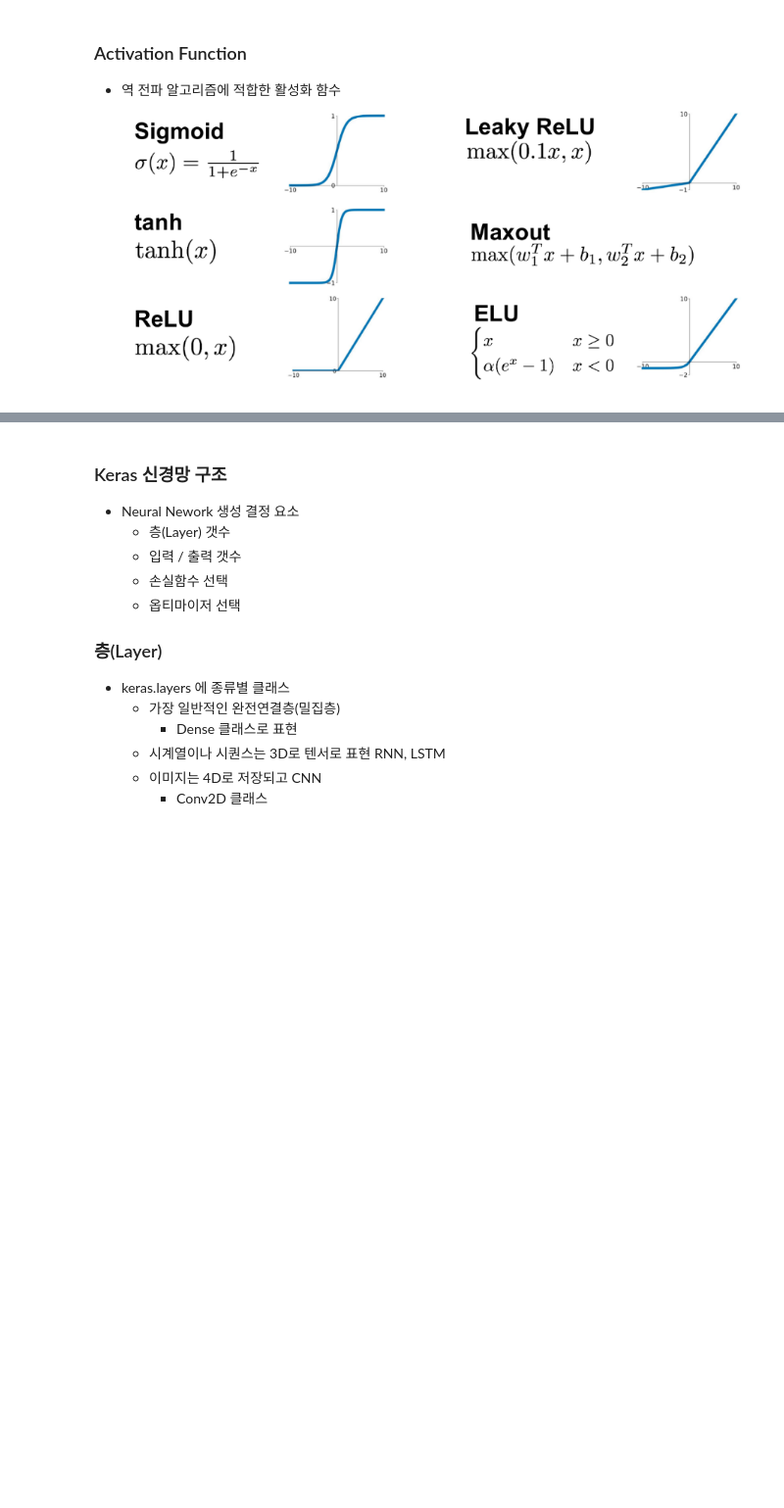
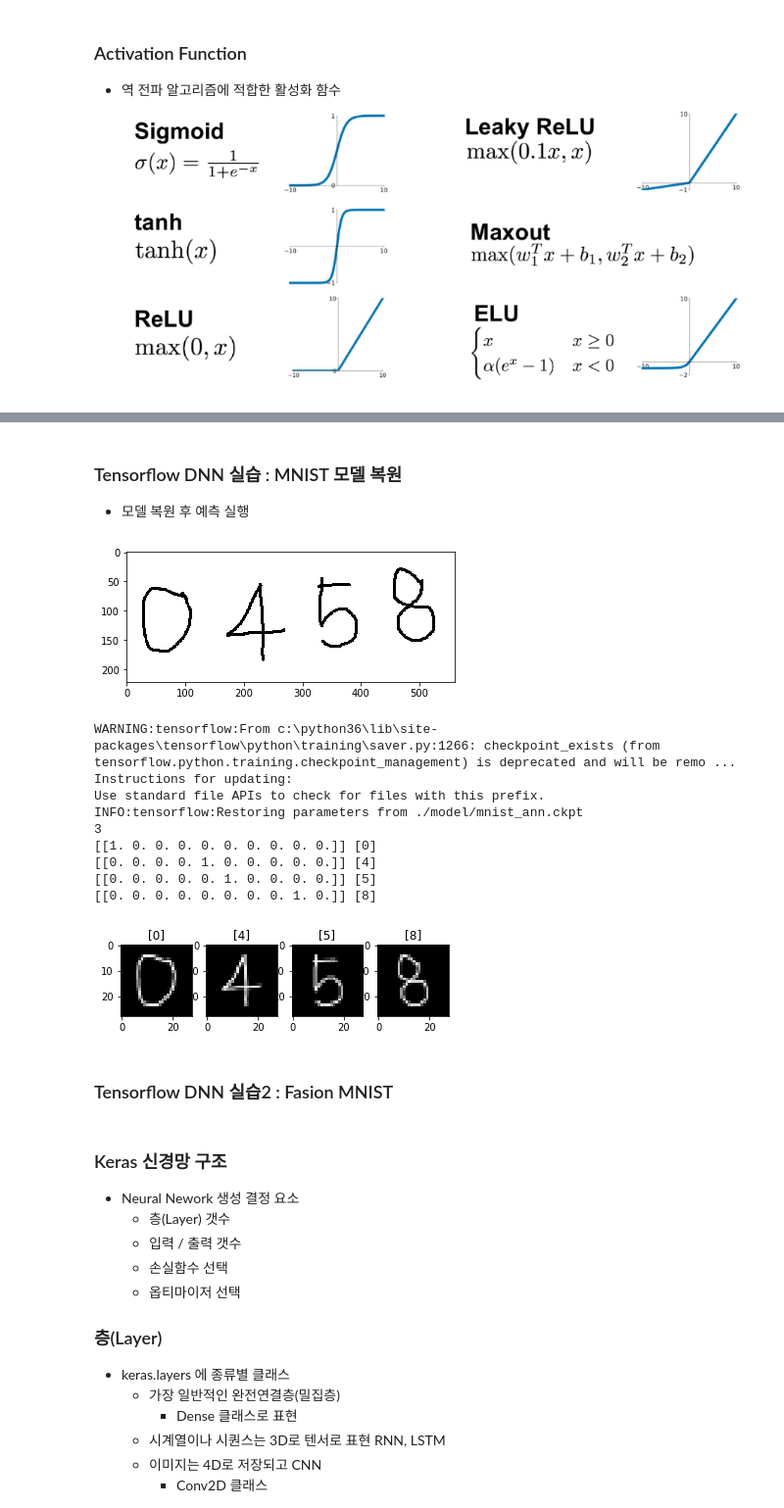
Before and after one commit to dltpdn/ml_dl_edu, a Jupyter notebook: 4.2.ANN_DL.ipynb, the cells around one changed output, grey strips where cells are left out. Shown at 98% size. Saved outputs shown, nothing was run; the diff lists cells and outputs as text; code cells hidden in the pictures; blank space fills up the shorter version.

```diff
--- a/4.2.ANN_DL.ipynb
+++ b/4.2.ANN_DL.ipynb
@@ -408,16 +758,0 @@ Epoch: 0030 Avg. cost = 0.016
-# %%
-labels = sess.run(model,
-                  feed_dict={X: mnist.test.images,
-                             Y: mnist.test.labels,
-                             keep_prob: 1})
-
-fig = plt.figure()
-for i in range(10):
-    subplot = fig.add_subplot(2, 5, i + 1)
-    subplot.set_xticks([])
-    subplot.set_yticks([])
-    subplot.set_title('%d' % np.argmax(labels[i]))
-    subplot.imshow(mnist.test.images[i].reshape((28, 28)),
-                   cmap=plt.cm.gray_r)
-
-plt.show()
@@ -426,3 +909,53 @@ plt.show()
+# %% [markdown]
+### Tensorflow DNN 실습 : MNIST 모델 복원
+* 모델 복원 후 예측 실행
+# %%
+%matplotlib inline
+
+import tensorflow as tf
+from tensorflow import keras
+import numpy as np
+import img2data
+import cv2
+import matplotlib.pyplot as plt
+
+model_save_path = './model/mnist_ann.ckpt'
+img_path = './img/0458.png'
+#img_path = './img/1369.png'
+
+image = cv2.imread(img_path)
+plt.imshow(image)
+plt.show()
+
+with tf.Session() as sess:
+    new_saver = tf.train.import_meta_graph(model_save_path + '.meta')
+    new_saver.restore(sess, './model/mnist_ann.ckpt')
+    my_model = sess.graph.get_tensor_by_name("model:0")
+
+    X = sess.graph.get_tensor_by_name("X:0")
+    keep_prob = sess.graph.get_tensor_by_name("keep_prob:0")
+    numbers = img2data.img2digits(image, (28,28), border=4)
+    for i, n in enumerate(numbers):
+        Z = sess.run(my_model, feed_dict={X:n, keep_prob:1})
+        pred = np.argmax(Z, axis=1)
+        print(Z, pred)
+        plt.subplot(1, len(numbers), i+1)
+        plt.title(str(pred))
+        plt.imshow(n.reshape(28,28), cmap="gray")
+# %% [output]
+[figure, added]
+WARNING:tensorflow:From c:\python36\lib\site-packages\tensorflow\python\training\saver.py:1266: checkpoint_exists (from tensorflow.python.training.checkpoint_management) is deprecated and will be remo ...
+Instructions for updating:
+Use standard file APIs to check for files with this prefix.
+INFO:tensorflow:Restoring parameters from ./model/mnist_ann.ckpt
+3
+[[1. 0. 0. 0. 0. 0. 0. 0. 0. 0.]] [0]
+[[0. 0. 0. 0. 1. 0. 0. 0. 0. 0.]] [4]
+[[0. 0. 0. 0. 0. 1. 0. 0. 0. 0.]] [5]
+[[0. 0. 0. 0. 0. 0. 0. 0. 1. 0.]] [8]
+[figure, added]
+# %% [markdown]
+### Tensorflow DNN 실습2 : Fasion MNIST
 # %% [markdown]
 ### Keras 신경망 구조
 * Neural Nework 생성 결정 요소
```
Also changed, not shown: parts of 21 cells of this notebook, 1 other file.
